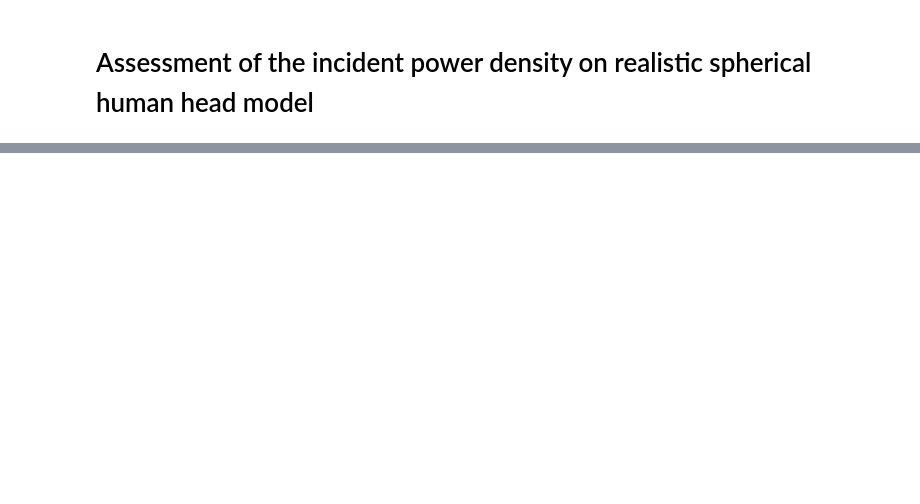
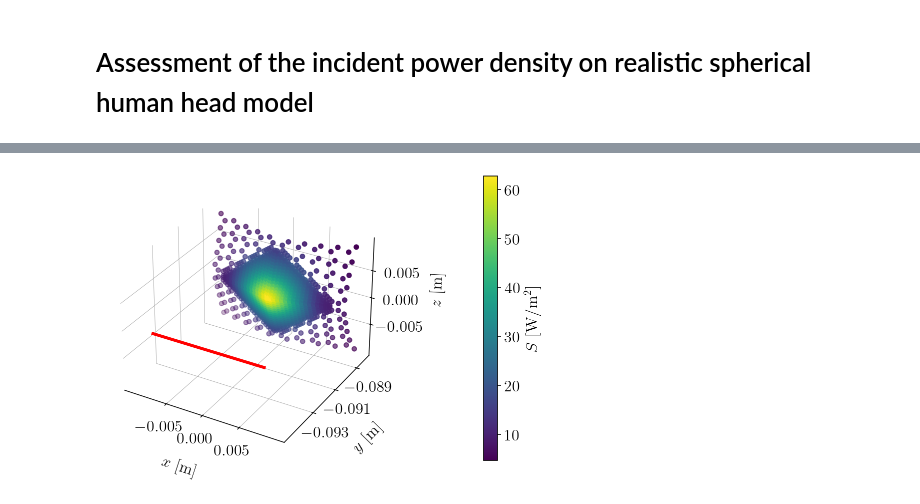
Before and after one commit to akapet00/EMF-exposure-analysis, a Jupyter notebook: notebooks/IEEE-Trans-EMC-paper.ipynb, the cells around one changed output, grey strips where cells are left out. Cells and saved outputs as stored; diff of their text form; code cells hidden in the pictures; blank space fills up the shorter version.

```diff
--- a/notebooks/IEEE-Trans-EMC-paper.ipynb
+++ b/notebooks/IEEE-Trans-EMC-paper.ipynb
@@ -24,0 +152,35 @@ seaborn.set(style='whitegrid', context='paper', palette='colorblind', font='seri
+# %%
+# extract the effective irradiated area
+
+xt = r_c_calc_ta['x'].to_numpy()
+yt = r_c_calc_ta['y'].to_numpy()
+zt = r_c_calc_ta['z'].to_numpy()
+# %%
+# visualize the absolute power density values on the effective irradiated area
+
+fig_config(latex=True, scaler=1.5)
+fig = plt.figure()
+ax = plt.axes(projection ='3d')
+
+cs = ax.scatter(xt, yt, zt, c=np.abs(r_c_calc_ta['S_abs']))
+cbar = fig.colorbar(cs, pad=0.2)
+cbar.ax.set_ylabel('$S$ [W/m$^2$]')
+ax.plot(xs, ys, zs, linestyle='-', c='r', lw=3, zorder=1)
+ax.set(xlabel='$x$ [m]', ylabel='$y$ [m]', zlabel='$z$ [m]',
+       xticks=[-0.005, 0.0, 0.005],
+       yticks=[-0.093, -0.091, -0.089],
+       zticks=[-0.005, 0.0, 0.005])
+ax.tick_params(axis='z', which='major', pad=10)
+ax.xaxis.pane.fill = False
+ax.yaxis.pane.fill = False
+ax.zaxis.pane.fill = False
+ax.xaxis.pane.set_edgecolor('w')
+ax.yaxis.pane.set_edgecolor('w')
+ax.zaxis.pane.set_edgecolor('w')
+ax.xaxis.labelpad = 15
+ax.yaxis.labelpad = 15
+ax.zaxis.labelpad = 20
+
+fig.tight_layout();
+# %% [output]
+[figure, added]
```
Also changed, not shown: parts of 22 cells of this notebook.
